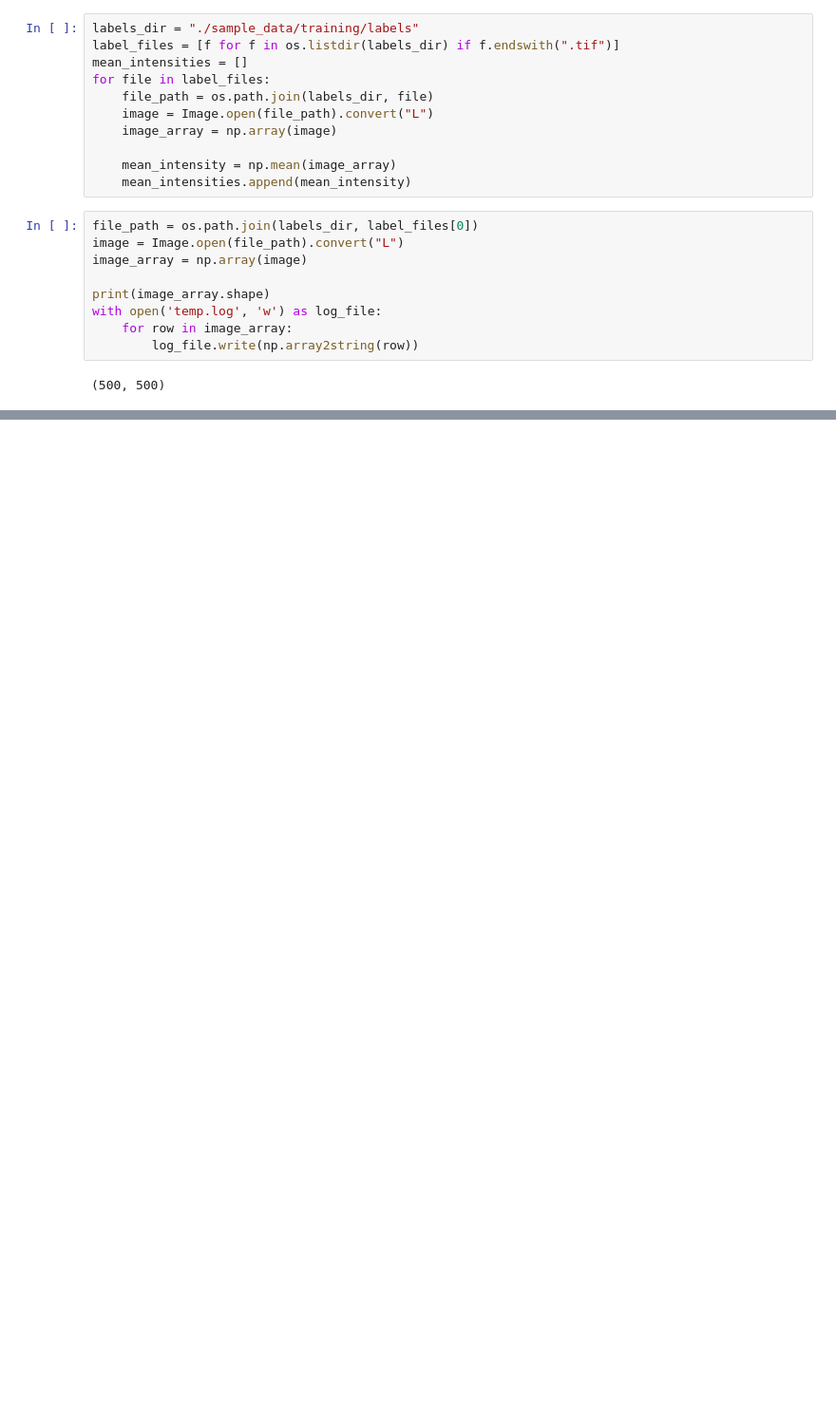
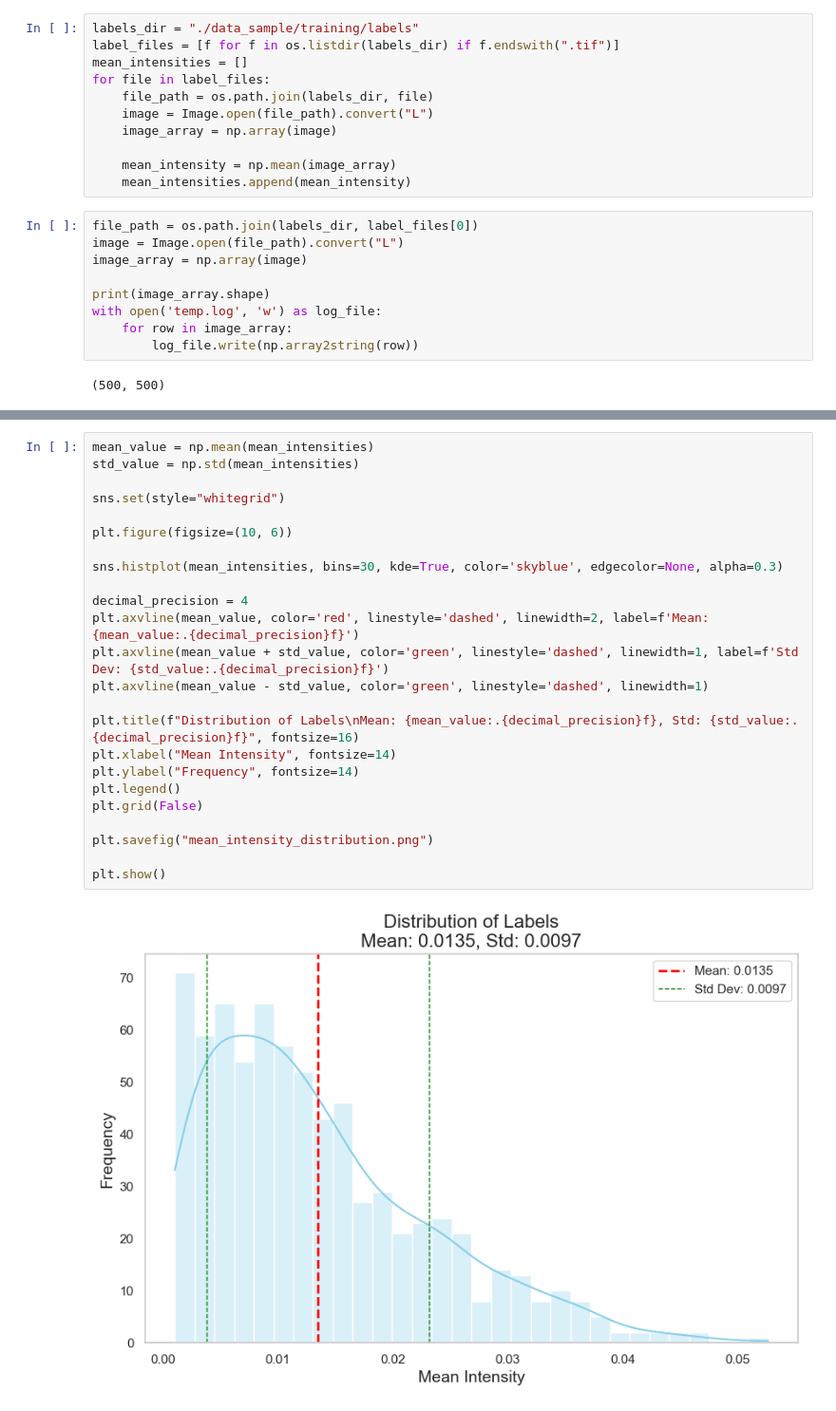
Before and after one commit to mosmar99/Streams-and-Ditches, a Jupyter notebook: gat.ipynb, the cells around one changed output, grey strips where cells are left out. Shown: that part at 95% size. Drawn from its saved outputs; the diff is of its cells as text; blank space fills up the shorter version.

```diff
--- a/gat.ipynb
+++ b/gat.ipynb
@@ -5,5 +9,5 @@ from PIL import Image
 # %%
-labels_dir = "./sample_data/training/labels"
+labels_dir = "./data_sample/training/labels"
 label_files = [f for f in os.listdir(labels_dir) if f.endswith(".tif")]
 mean_intensities = []
 for file in label_files:
@@ -30 +36,27 @@ print(np.mean(mean_intensities))
 0.01352009264305177
+# %%
+mean_value = np.mean(mean_intensities)
+std_value = np.std(mean_intensities)
+
+sns.set(style="whitegrid")
+
+plt.figure(figsize=(10, 6))
+
+sns.histplot(mean_intensities, bins=30, kde=True, color='skyblue', edgecolor=None, alpha=0.3)
+
+decimal_precision = 4
+plt.axvline(mean_value, color='red', linestyle='dashed', linewidth=2, label=f'Mean: {mean_value:.{decimal_precision}f}')
+plt.axvline(mean_value + std_value, color='green', linestyle='dashed', linewidth=1, label=f'Std Dev: {std_value:.{decimal_precision}f}')
+plt.axvline(mean_value - std_value, color='green', linestyle='dashed', linewidth=1)
+
+plt.title(f"Distribution of Labels\nMean: {mean_value:.{decimal_precision}f}, Std: {std_value:.{decimal_precision}f}", fontsize=16)
+plt.xlabel("Mean Intensity", fontsize=14)
+plt.ylabel("Frequency", fontsize=14)
+plt.legend()
+plt.grid(False)
+
+plt.savefig("mean_intensity_distribution.png")
+
+plt.show()
+# %% [output]
+[figure, added]
```
Also changed, not shown: parts of 4 cells of this notebook, 4 other files.
